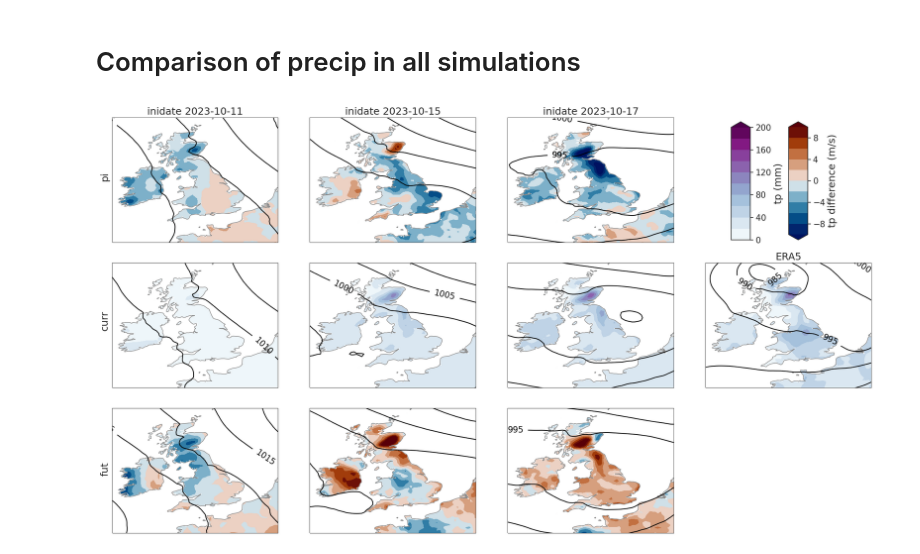
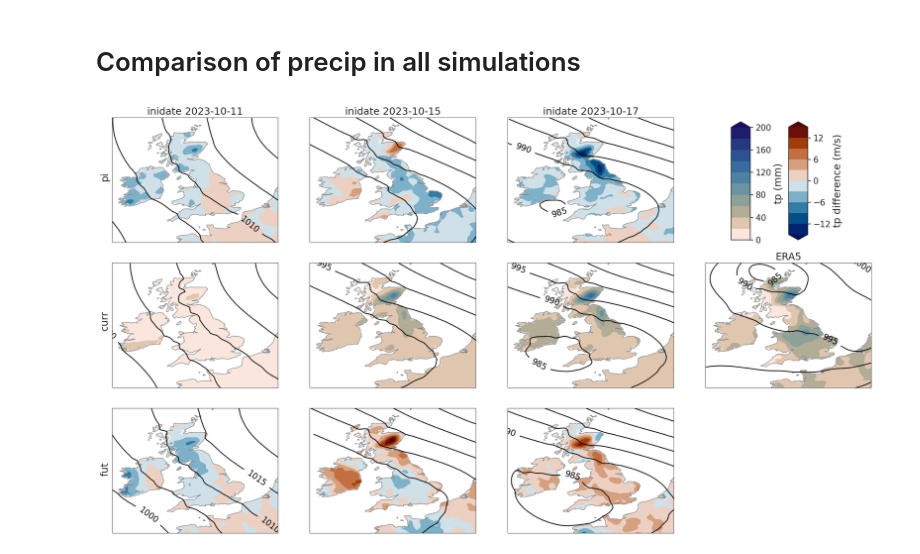
Before and after one commit to shirin-ermis/Storm_Babet, a Jupyter notebook: notebooks/03_total_precip.ipynb, the cells around one changed output. Cells and saved outputs as stored; diff of their text form; code cells hidden in the pictures.

Commit message:
some improvements to plots like cmaps and std/mean

```diff
--- a/notebooks/03_total_precip.ipynb
+++ b/notebooks/03_total_precip.ipynb
@@ -336,7 +316,7 @@ longitude = babet_exp['pi'].sel(inidate='2023-10-17').longitude.values
 
 for i, inidate in enumerate(inidates):
     for e, experiment in enumerate(experiments):
-        p_vals = (babet_exp[experiment].sel(inidate=inidate, time=endtime)/100).mean(dim='number').msl.values
+        p_vals = (babet_exp[experiment].sel(inidate=inidate, time=slice(starttime, endtime))/100).mean(dim=['number', 'time']).msl.values
 
         if experiment in ['pi', 'incr']:  # plot differencefor counterfactual scenarios
             tp_vals = (tp_babet_exp[experiment].sel(inidate=inidate).mean(dim='number') - tp_babet_exp['curr'].sel(inidate=inidate).mean(dim='number')).values
@@ -351,10 +331,10 @@ for i, inidate in enumerate(inidates):
         # tp as shading
         if experiment =='curr':
             clevs_tp = np.linspace(tp_min, tp_max, 11)  # 17
-            cf = ax.contourf(longitude, latitude, tp_vals, clevs_tp, cmap=plt.cm.BuPu,
+            cf = ax.contourf(longitude, latitude, tp_vals, clevs_tp, cmap=cm.lapaz_r,
                             transform=projection, zorder = 10, extend = 'max')
         else:
-            clevs_tp = np.linspace(-10, 10, 11)
+            clevs_tp = np.linspace(-15, 15, 11)
             cf_diff = ax.contourf(longitude, latitude, tp_vals, clevs_tp, cmap=cm.vik,
                                   transform=projection, zorder = 10, extend = 'both')
 
@@ -387,7 +367,7 @@ ax.add_feature(cfeature.OCEAN, zorder=12, color = 'white')  #zorder > 10
 
 # tp as shading
 clevs_tp = np.linspace(tp_min, tp_max, 11)  # 17
-cf = ax.contourf(longitude, latitude, tp_vals, clevs_tp, cmap=plt.cm.BuPu,
+cf = ax.contourf(longitude, latitude, tp_vals, clevs_tp, cmap=cm.lapaz_r,
                 transform=projection, zorder = 10, extend = 'max')
 
 # isobars as contours
@@ -397,31 +377,31 @@ cs = ax.contour(longitude, latitude, p_vals, clevs_p, colors='black',
 plt.clabel(cs, fmt='%d', fontsize=fs-3)
 ax.set_title("ERA5", size = fs)
 
 # trans = mtransforms.ScaledTranslation(10/72, -5/72, fig.dpi_scale_trans)
 # ax.text(0.0, 1.0, labels[-1], transform=ax.transAxes + trans,
 #     fontsize=fs, verticalalignment='top',
 #     bbox=dict(facecolor='0.7', edgecolor='none', pad=3.0), zorder=18)
 
 
 # Other figure settings -----------------
 ax = plt.subplot(3,4,4)
 ax.axis('off')  # removes subplot frame
 cax = ax.inset_axes([0.2, 0.02, 0.1, 0.95])  # creates inset, [x0,y0, width, height]
 cbar = fig.colorbar(cf, cax=cax, label='tp (mm)', extend = 'max', shrink=0.8)
 cbar.set_label(label='tp (mm)', size=fs)
 cbar.ax.tick_params(labelsize=fs-3)
 
 cax_diff = ax.inset_axes([0.5, 0.02, 0.1, 0.95])  # creates inset, [x0,y0, width, height]
 cbar_diff = fig.colorbar(cf_diff, cax=cax_diff, label='tp difference (mm)', extend = 'both', shrink=0.8)
 cbar_diff.set_label(label='tp difference (m/s)', size=fs)
 cbar_diff.ax.tick_params(labelsize=fs-3)
 plt.figtext(0.01, 0.82, 'pi', rotation='vertical', size=fs)
 plt.figtext(0.01, 0.48, 'curr', rotation='vertical', size=fs)
 plt.figtext(0.01, 0.15, 'fut', rotation='vertical', size=fs)
 plt.tight_layout()
 
 # plt.savefig('figures/PAPER1_max_gusts_'+area_for_percentiles+'.png')
 # plt.savefig('figures/PAPER1_max_gusts_'+area_for_percentiles+'.pdf')
 # plt.savefig('figures/PAPER1_max_gusts_'+area_for_percentiles+'.eps')
 # %% [output]
-[figure, old version]
+[figure, new version]
```
Also changed, not shown: parts of 8 cells of this notebook.
